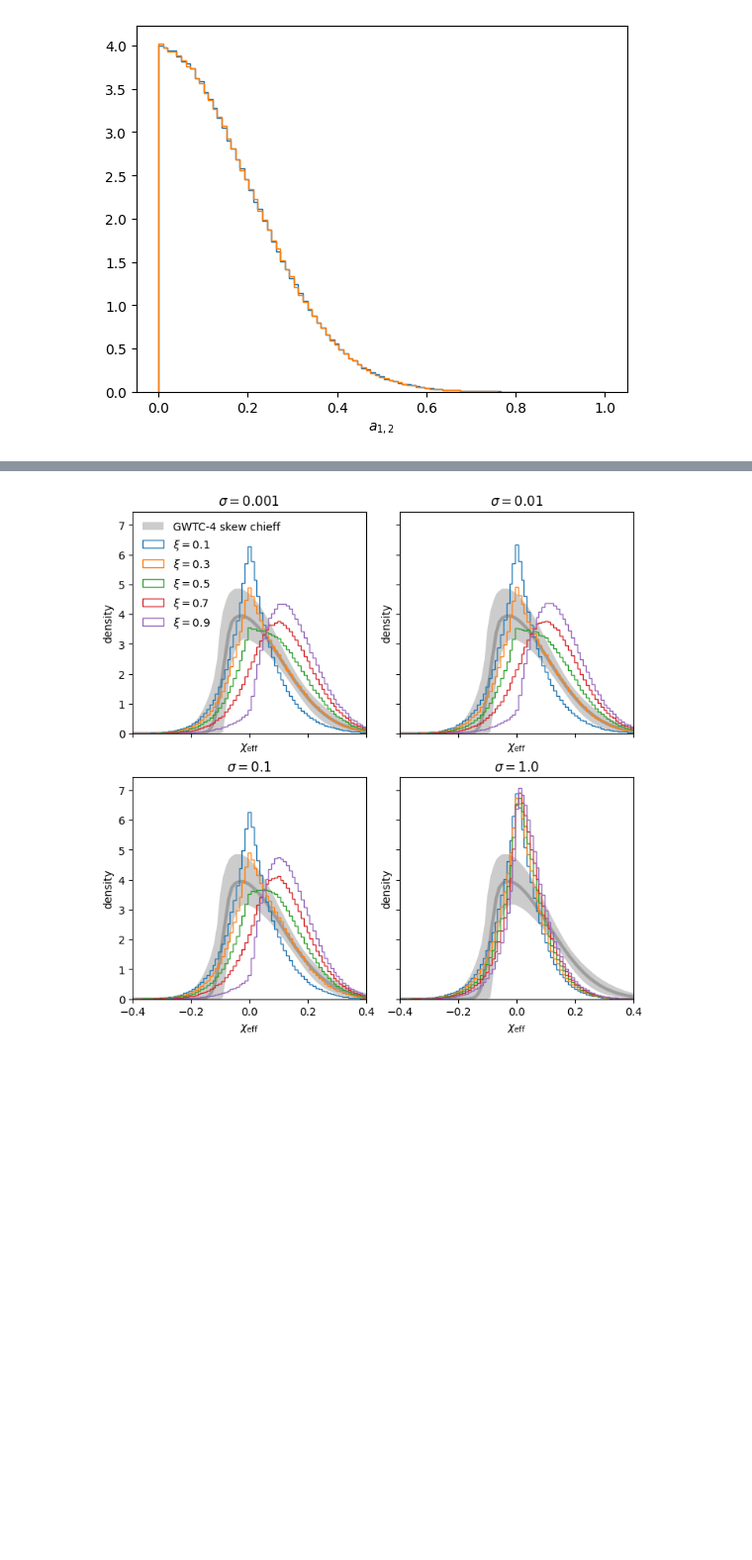
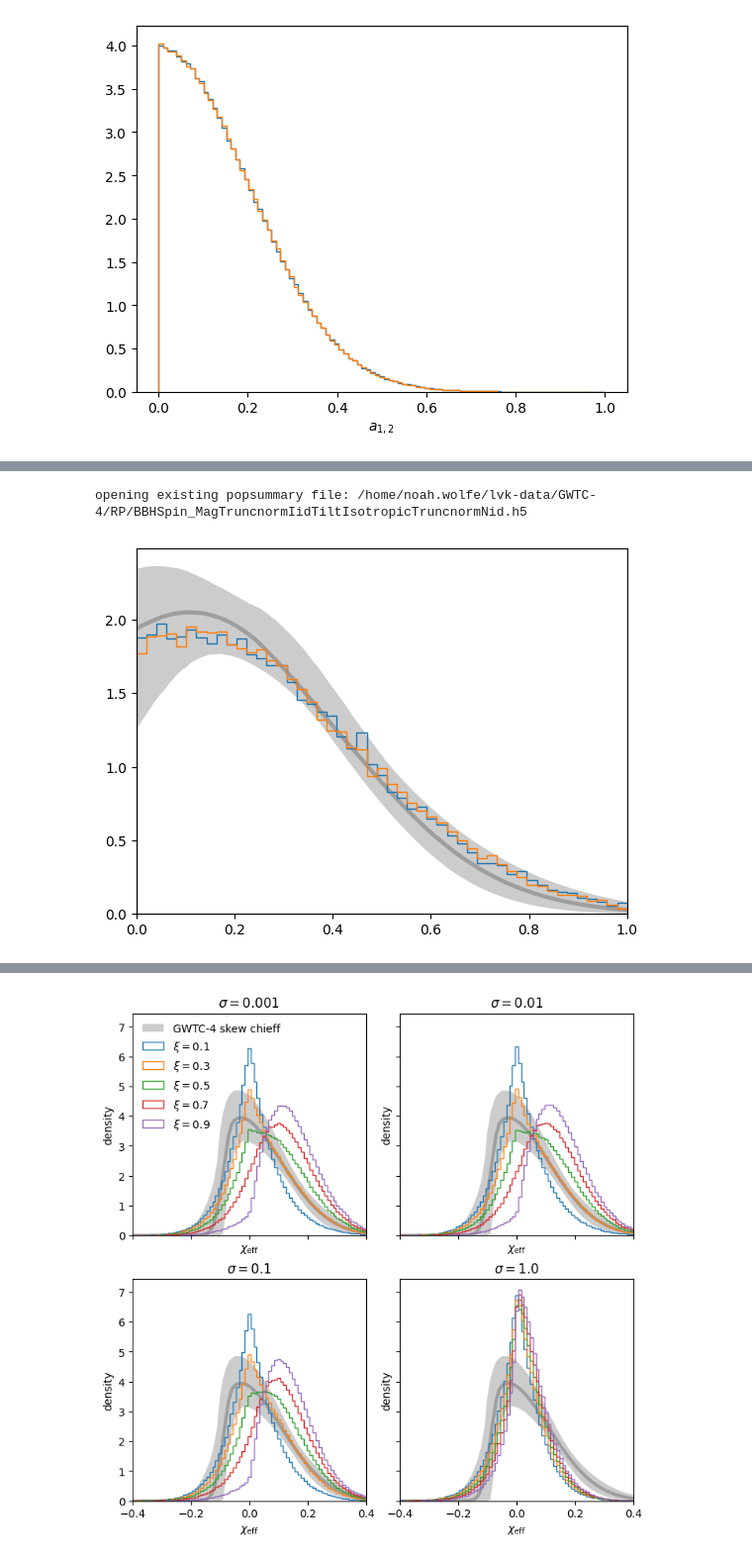
Before and after one commit to noahewolfe/tilts-and-kicks, a Jupyter notebook: code/explore/02-cos-tilt-mixtures.ipynb, the cells around one changed output, grey strips where cells are left out. Shown at 99% size. Drawn from its saved outputs; the diff is of its cells as text; code cells hidden in the pictures; blank space fills up the shorter version.

```diff
--- a/code/explore/02-cos-tilt-mixtures.ipynb
+++ b/code/explore/02-cos-tilt-mixtures.ipynb
@@ -120,0 +146,36 @@ q = sample_q_pl(rng, (n,))
+# %%
+r = PopulationResult(f'{rpdir}/BBHSpin_MagTruncnormIidTiltIsotropicTruncnormNid.h5')
+grid, rates = r.get_rates_on_grids('a')
+med = np.median(rates, axis=0)
+cil = np.quantile(rates, 0.05, axis=0)
+ciu = np.quantile(rates, 0.95, axis=0)
+# %% [output]
+opening existing popsummary file: /home/noah.wolfe/lvk-data/GWTC-4/RP/BBHSpin_MagTruncnormIidTiltIsotropicTruncnormNid.h5
+# %%
+fig, ax = plt.subplots()
+
+ax.plot(
+    grid.squeeze(),
+    med,
+    linewidth=3,
+    color='grey',
+    alpha=0.6
+)
+
+ax.fill_between(
+    grid.squeeze(),
+    cil,
+    ciu,
+    color='grey',
+    alpha=0.4,
+    linewidth=0,
+    label='GWTC-4 skew chieff'
+)
+
+bins = np.linspace(0, 1, 50)
+ax.hist(allinjs['a_1'], histtype='step', bins=bins, density=True);
+ax.hist(allinjs['a_2'], histtype='step', bins=bins, density=True)
+
+ax.set_xlim(0, 1);
+# %% [output]
+[figure, added]
```
Also changed, not shown: parts of 5 cells of this notebook, 1 other file.
